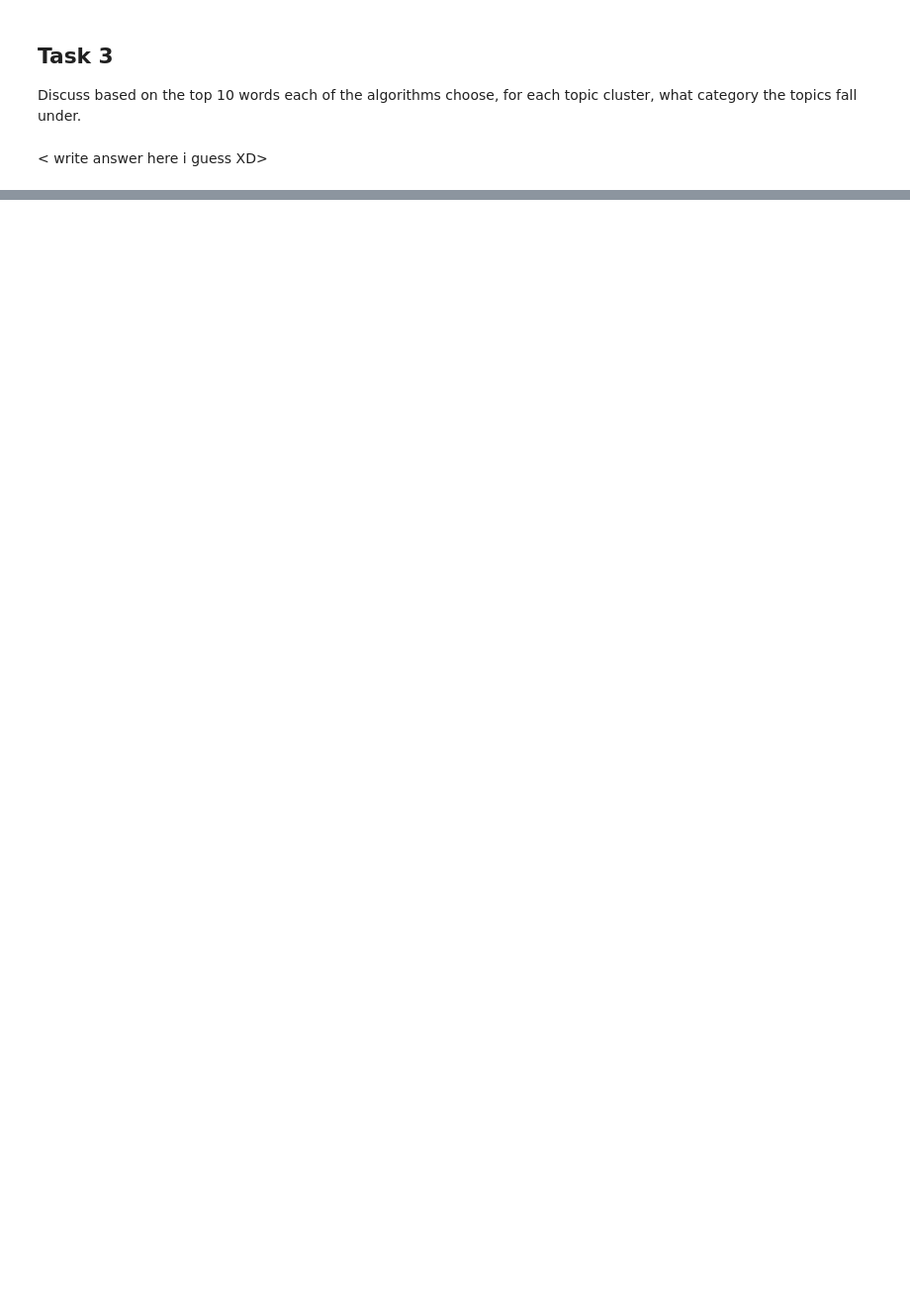
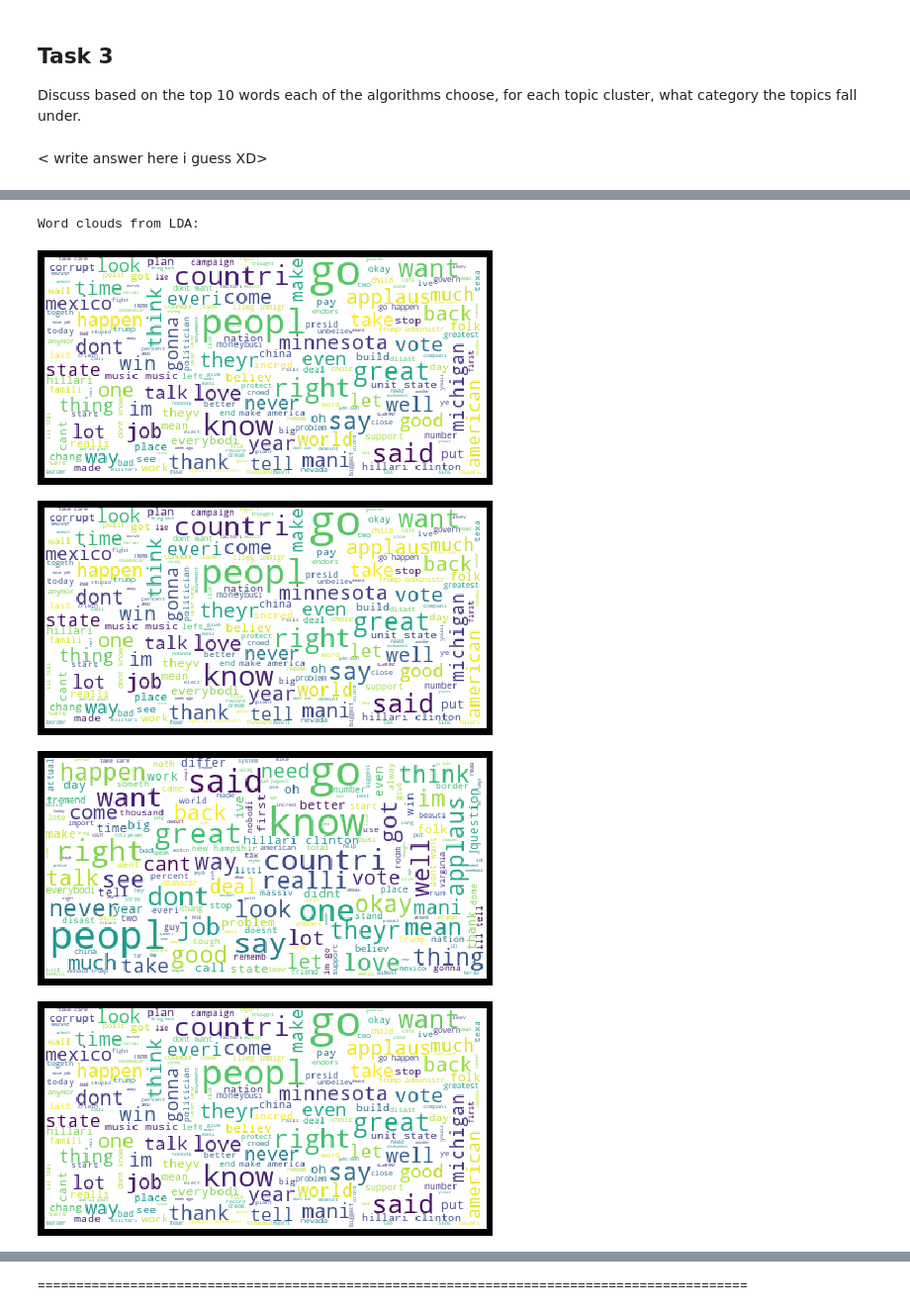
Before and after one commit to UWI-Bois/big-data-A4, a Jupyter notebook: Section 1.ipynb, the cells around one changed output, grey strips where cells are left out. Shown at 99% size. Drawn from its saved outputs; the diff is of its cells as text; code cells hidden in the pictures; blank space fills up the shorter version.

```diff
--- a/Section 1.ipynb
+++ b/Section 1.ipynb
@@ -692,6 +629,6 @@ nevada incred theme south equip carolina famili pay music congratul
 # %%
 print("\n\nLDA Topics \n\n")
-display_topics(lda_H, lda_W, tf_feature_names, documents, no_top_words, no_top_documents)
+lda_top_docs = display_topics(lda_H, lda_W, tf_feature_names, documents, no_top_words, no_top_documents)
 # %% [output]
 LDA Topics
 
@@ -812,0 +729,10 @@ Discuss based on the top 10 words each of the algorithms choose, for each topic
+# %%
+print("Word clouds from LDA:")
+print_cloud_from_docs(lda_top_docs)
+print(sep)
+# %% [output]
+Word clouds from LDA:
+[figure, added]
+[figure, added]
+[figure, added]
+[figure, added]
@@ -812,0 +740 @@ Discuss based on the top 10 words each of the algorithms choose, for each topic
+============================================================================================
```
Also changed, not shown: parts of 17 cells of this notebook.
